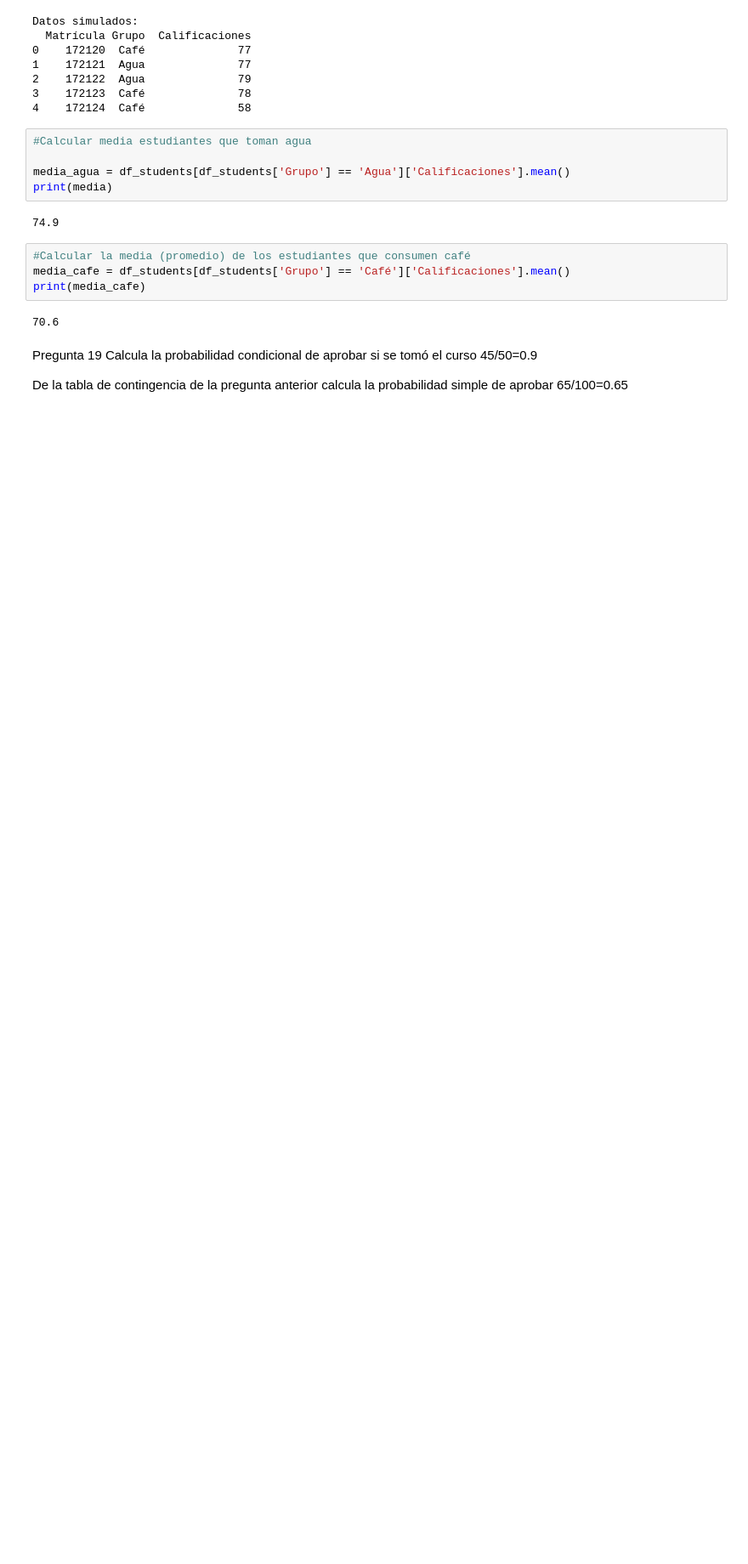
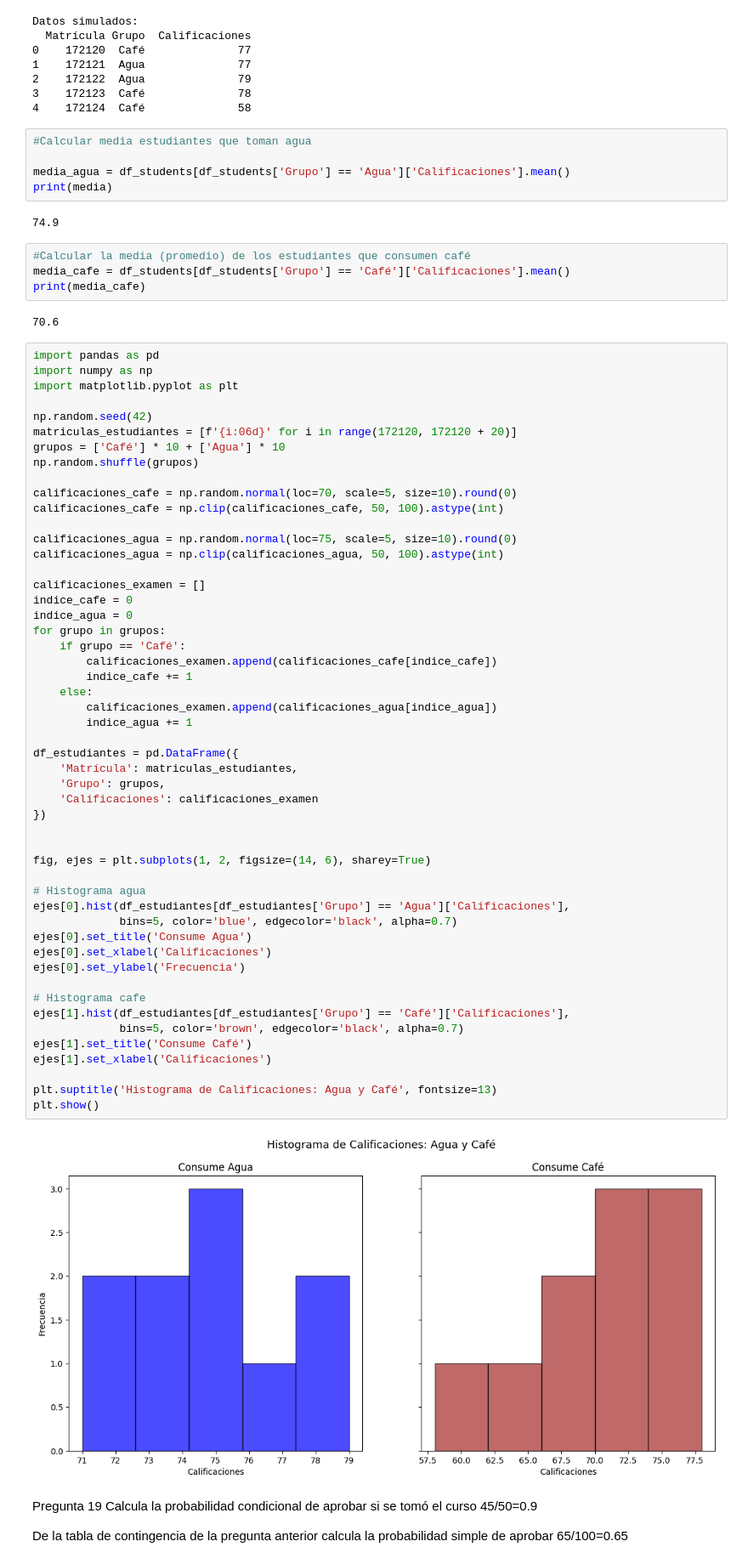
Before and after one commit to MartinZuniga178166/MartinZuniga_MineriaDatos, a Jupyter notebook: Mineria_Datos_178166.ipynb, the cells around one changed output. Shown at 85% size. Cells and saved outputs as stored; diff of their text form; blank space fills up the shorter version.

```diff
--- a/Mineria_Datos_178166.ipynb
+++ b/Mineria_Datos_178166.ipynb
@@ -1717,6 +1721,59 @@ media_cafe = df_students[df_students['Grupo'] == 'Café']['Calificaciones'].mean
 print(media_cafe)
 # %% [output]
 70.6
+# %%
+import pandas as pd
+import numpy as np
+import matplotlib.pyplot as plt
+
+np.random.seed(42)
+matriculas_estudiantes = [f'{i:06d}' for i in range(172120, 172120 + 20)]
+grupos = ['Café'] * 10 + ['Agua'] * 10
+np.random.shuffle(grupos)
+
+calificaciones_cafe = np.random.normal(loc=70, scale=5, size=10).round(0)
+calificaciones_cafe = np.clip(calificaciones_cafe, 50, 100).astype(int)
+
+calificaciones_agua = np.random.normal(loc=75, scale=5, size=10).round(0)
+calificaciones_agua = np.clip(calificaciones_agua, 50, 100).astype(int)
+
+calificaciones_examen = []
+indice_cafe = 0
+indice_agua = 0
+for grupo in grupos:
+    if grupo == 'Café':
+        calificaciones_examen.append(calificaciones_cafe[indice_cafe])
+        indice_cafe += 1
+    else:
+        calificaciones_examen.append(calificaciones_agua[indice_agua])
+        indice_agua += 1
+
+df_estudiantes = pd.DataFrame({
+    'Matrícula': matriculas_estudiantes,
+    'Grupo': grupos,
+    'Calificaciones': calificaciones_examen
+})
+
+
+fig, ejes = plt.subplots(1, 2, figsize=(14, 6), sharey=True)
+
+# Histograma agua
+ejes[0].hist(df_estudiantes[df_estudiantes['Grupo'] == 'Agua']['Calificaciones'],
+             bins=5, color='blue', edgecolor='black', alpha=0.7)
+ejes[0].set_title('Consume Agua')
+ejes[0].set_xlabel('Calificaciones')
+ejes[0].set_ylabel('Frecuencia')
+
+# Histograma cafe
+ejes[1].hist(df_estudiantes[df_estudiantes['Grupo'] == 'Café']['Calificaciones'],
+             bins=5, color='brown', edgecolor='black', alpha=0.7)
+ejes[1].set_title('Consume Café')
+ejes[1].set_xlabel('Calificaciones')
+
+plt.suptitle('Histograma de Calificaciones: Agua y Café', fontsize=13)
+plt.show()
+# %% [output]
+[figure, added]
 # %% [markdown]
 Pregunta 19
 Calcula la probabilidad condicional de aprobar si se tomó el curso
```
Also changed, not shown: parts of 2 cells of this notebook.
